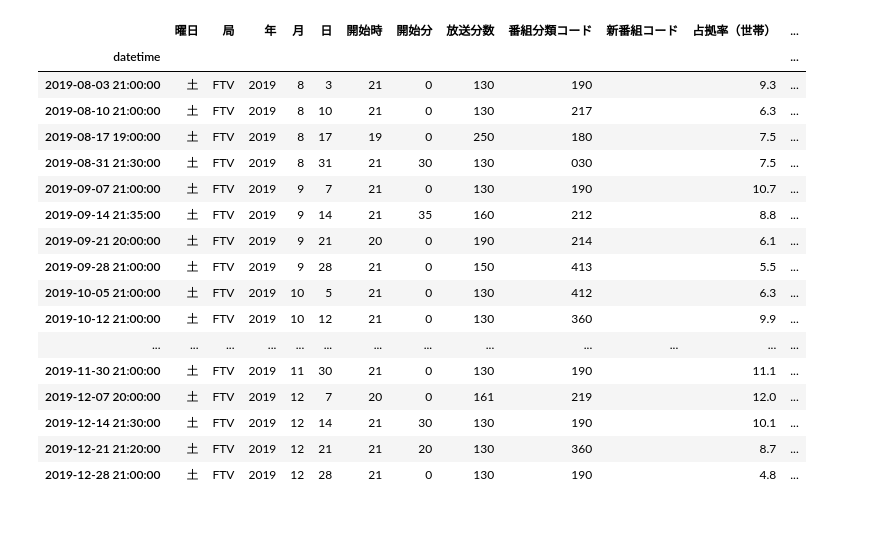
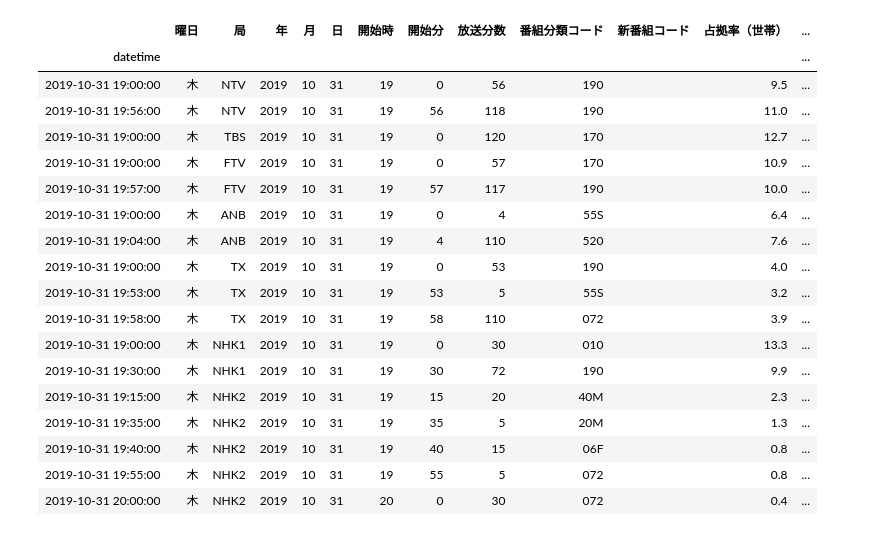
Before and after one commit to tsetsugekka/TVRatings, a Jupyter notebook: 視聴率データクリーニング/番組データクリーニング「全体」.ipynb, the cells around one changed output. Saved outputs shown, nothing was run; the diff lists cells and outputs as text; code cells hidden in the pictures.

```diff
--- a/視聴率データクリーニング/番組データクリーニング「全体」.ipynb
+++ b/視聴率データクリーニング/番組データクリーニング「全体」.ipynb
@@ -162,21 +112,23 @@ df_d["2019-09-28"]
-# %%
-df_rates[df_rates["メインタイトル"].str.startswith("土曜プレミアム")]
-# %% [output]
-|  | 曜日 | 局 | 年 | 月 | 日 | 開始時 | 開始分 | 放送分数 | 番組分類コード | 新番組コード | 占拠率（世帯） | ... |
-| datetime |  |  |  |  |  |  |  |  |  |  |  | ... |
-| 2019-08-03 21:00:00 | 土 | FTV | 2019 | 8 | 3 | 21 | 0 | 130 | 190 |  | 9.3 | ... |
-| 2019-08-10 21:00:00 | 土 | FTV | 2019 | 8 | 10 | 21 | 0 | 130 | 217 |  | 6.3 | ... |
-| 2019-08-17 19:00:00 | 土 | FTV | 2019 | 8 | 17 | 19 | 0 | 250 | 180 |  | 7.5 | ... |
-| 2019-08-31 21:30:00 | 土 | FTV | 2019 | 8 | 31 | 21 | 30 | 130 | 030 |  | 7.5 | ... |
-| 2019-09-07 21:00:00 | 土 | FTV | 2019 | 9 | 7 | 21 | 0 | 130 | 190 |  | 10.7 | ... |
-| 2019-09-14 21:35:00 | 土 | FTV | 2019 | 9 | 14 | 21 | 35 | 160 | 212 |  | 8.8 | ... |
-| 2019-09-21 20:00:00 | 土 | FTV | 2019 | 9 | 21 | 20 | 0 | 190 | 214 |  | 6.1 | ... |
-| 2019-09-28 21:00:00 | 土 | FTV | 2019 | 9 | 28 | 21 | 0 | 150 | 413 |  | 5.5 | ... |
-| 2019-10-05 21:00:00 | 土 | FTV | 2019 | 10 | 5 | 21 | 0 | 130 | 412 |  | 6.3 | ... |
-| 2019-10-12 21:00:00 | 土 | FTV | 2019 | 10 | 12 | 21 | 0 | 130 | 360 |  | 9.9 | ... |
-| ... | ... | ... | ... | ... | ... | ... | ... | ... | ... | ... | ... | ... |
-| 2019-11-30 21:00:00 | 土 | FTV | 2019 | 11 | 30 | 21 | 0 | 130 | 190 |  | 11.1 | ... |
-| 2019-12-07 20:00:00 | 土 | FTV | 2019 | 12 | 7 | 20 | 0 | 161 | 219 |  | 12.0 | ... |
-| 2019-12-14 21:30:00 | 土 | FTV | 2019 | 12 | 14 | 21 | 30 | 130 | 190 |  | 10.1 | ... |
-| 2019-12-21 21:20:00 | 土 | FTV | 2019 | 12 | 21 | 21 | 20 | 130 | 360 |  | 8.7 | ... |
-| 2019-12-28 21:00:00 | 土 | FTV | 2019 | 12 | 28 | 21 | 0 | 130 | 190 |  | 4.8 | ... |
+# %%
+
+df_rates['2019-10-31 19:00':'2019-10-31 20:10']
+# %% [output]
+|  | 曜日 | 局 | 年 | 月 | 日 | 開始時 | 開始分 | 放送分数 | 番組分類コード | 新番組コード | 占拠率（世帯） | ... |
+| datetime |  |  |  |  |  |  |  |  |  |  |  | ... |
+| 2019-10-31 19:00:00 | 木 | NTV | 2019 | 10 | 31 | 19 | 0 | 56 | 190 |  | 9.5 | ... |
+| 2019-10-31 19:56:00 | 木 | NTV | 2019 | 10 | 31 | 19 | 56 | 118 | 190 |  | 11.0 | ... |
+| 2019-10-31 19:00:00 | 木 | TBS | 2019 | 10 | 31 | 19 | 0 | 120 | 170 |  | 12.7 | ... |
+| 2019-10-31 19:00:00 | 木 | FTV | 2019 | 10 | 31 | 19 | 0 | 57 | 170 |  | 10.9 | ... |
+| 2019-10-31 19:57:00 | 木 | FTV | 2019 | 10 | 31 | 19 | 57 | 117 | 190 |  | 10.0 | ... |
+| 2019-10-31 19:00:00 | 木 | ANB | 2019 | 10 | 31 | 19 | 0 | 4 | 55S |  | 6.4 | ... |
+| 2019-10-31 19:04:00 | 木 | ANB | 2019 | 10 | 31 | 19 | 4 | 110 | 520 |  | 7.6 | ... |
+| 2019-10-31 19:00:00 | 木 | TX | 2019 | 10 | 31 | 19 | 0 | 53 | 190 |  | 4.0 | ... |
+| 2019-10-31 19:53:00 | 木 | TX | 2019 | 10 | 31 | 19 | 53 | 5 | 55S |  | 3.2 | ... |
+| 2019-10-31 19:58:00 | 木 | TX | 2019 | 10 | 31 | 19 | 58 | 110 | 072 |  | 3.9 | ... |
+| 2019-10-31 19:00:00 | 木 | NHK1 | 2019 | 10 | 31 | 19 | 0 | 30 | 010 |  | 13.3 | ... |
+| 2019-10-31 19:30:00 | 木 | NHK1 | 2019 | 10 | 31 | 19 | 30 | 72 | 190 |  | 9.9 | ... |
+| 2019-10-31 19:15:00 | 木 | NHK2 | 2019 | 10 | 31 | 19 | 15 | 20 | 40M |  | 2.3 | ... |
+| 2019-10-31 19:35:00 | 木 | NHK2 | 2019 | 10 | 31 | 19 | 35 | 5 | 20M |  | 1.3 | ... |
+| 2019-10-31 19:40:00 | 木 | NHK2 | 2019 | 10 | 31 | 19 | 40 | 15 | 06F |  | 0.8 | ... |
+| 2019-10-31 19:55:00 | 木 | NHK2 | 2019 | 10 | 31 | 19 | 55 | 5 | 072 |  | 0.8 | ... |
+| 2019-10-31 20:00:00 | 木 | NHK2 | 2019 | 10 | 31 | 20 | 0 | 30 | 072 |  | 0.4 | ... |
```
Also changed, not shown: parts of 5 cells of this notebook.
